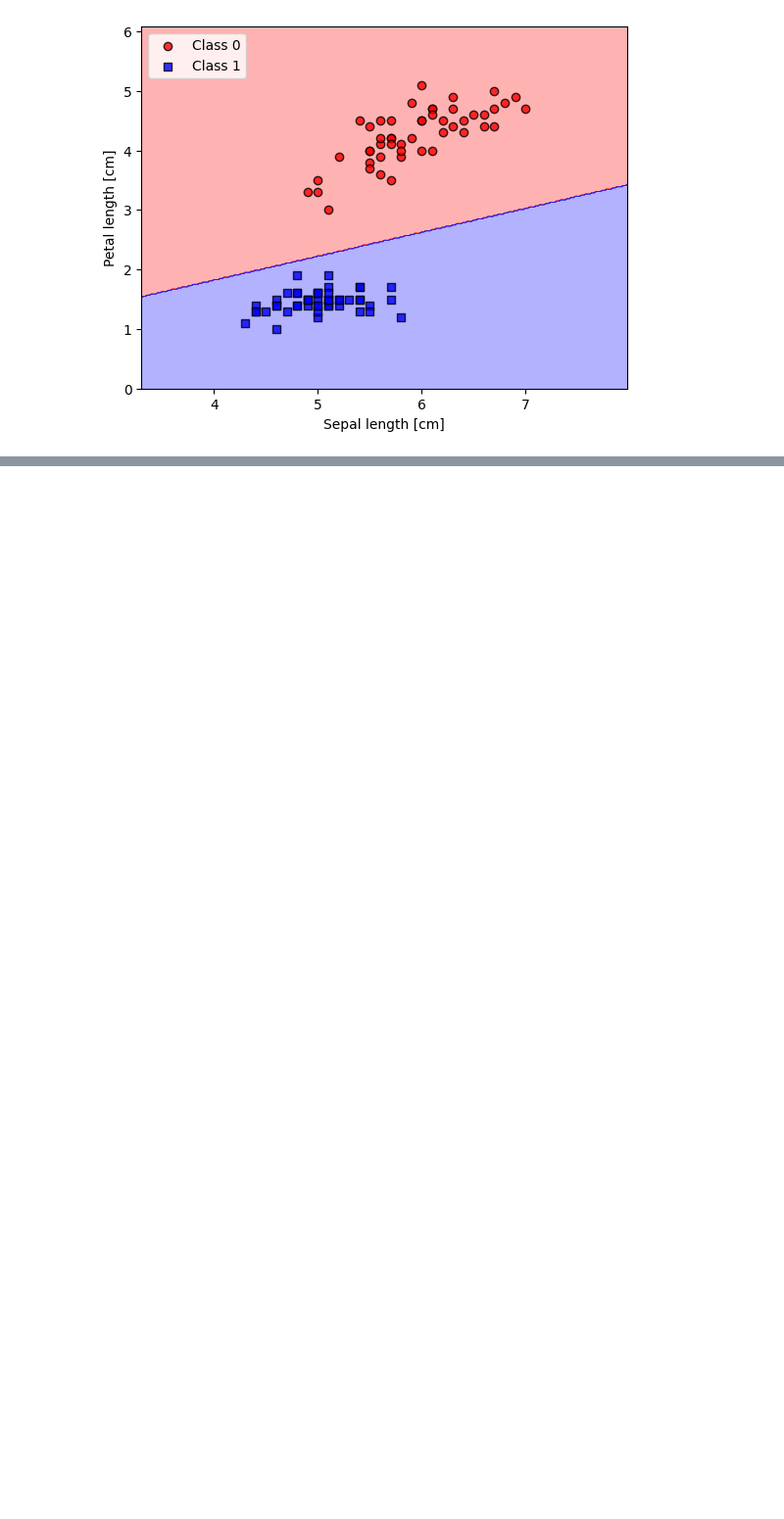
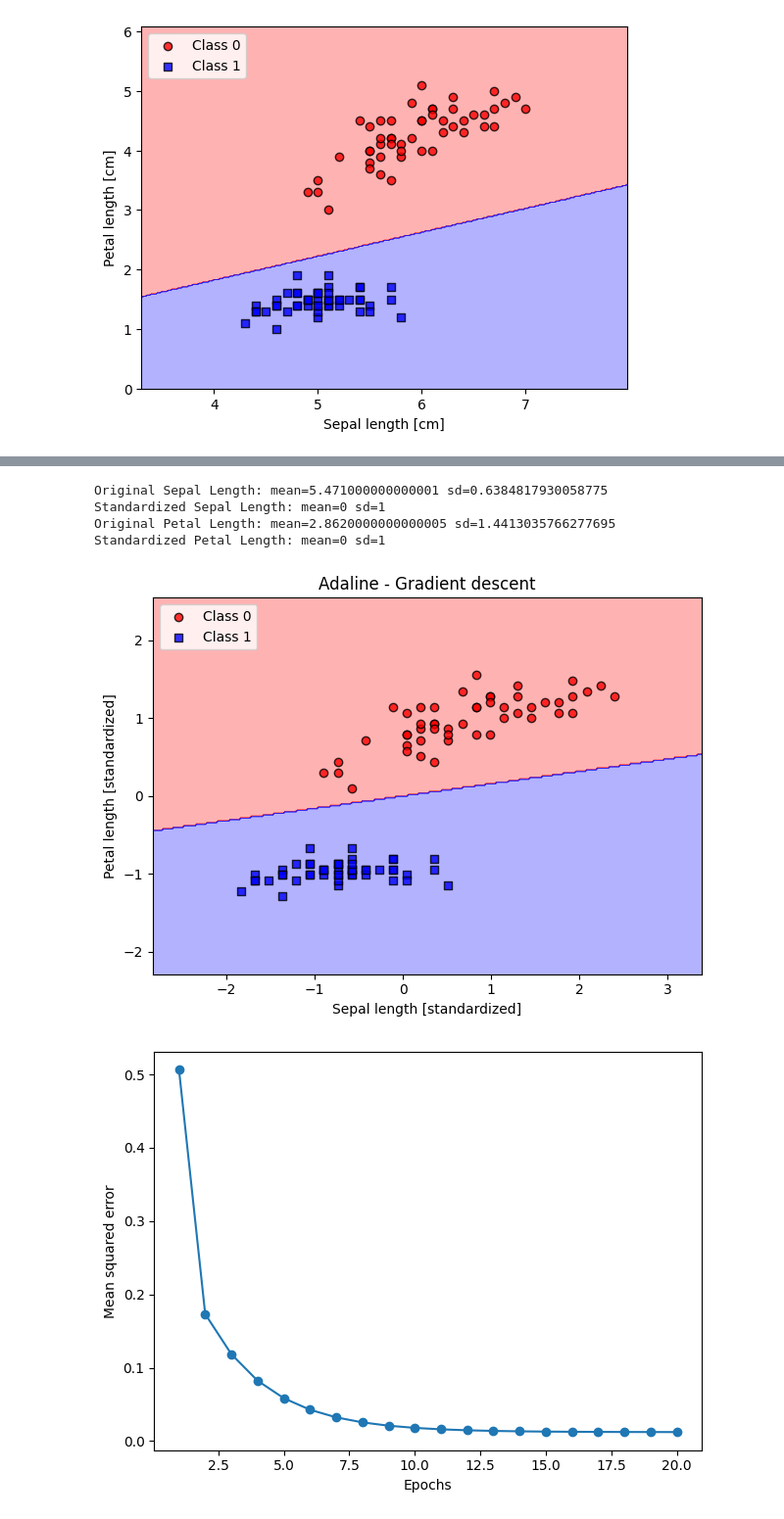
Before and after one commit to MatthewFoulk/AISelfLearning, a Jupyter notebook: ch02/ch02.ipynb, the cells around one changed output, grey strips where cells are left out. Shown: that part at 98% size. Cells and saved outputs as stored; diff of their text form; code cells hidden in the pictures; blank space fills up the shorter version.

```diff
--- a/ch02/ch02.ipynb
+++ b/ch02/ch02.ipynb
@@ -160,0 +268,37 @@ plt.show()
+# %%
+std_X = np.copy(X)
+std_X[:, 0] = (X[:, 0] - X[:, 0].mean()) / X[:, 0].std()
+std_X[:, 1] = (X[:, 1] - X[:, 1].mean()) / X[:, 1].std()
+
+print(f"Original Sepal Length: mean={X[:, 0].mean()} sd={X[:, 0].std()}")
+print(f"Standardized Sepal Length: mean={round(std_X[:, 0].mean())} sd={round(std_X[:, 0].std())}")
+print(f"Original Petal Length: mean={X[:, 1].mean()} sd={X[:, 1].std()}")
+print(f"Standardized Petal Length: mean={round(std_X[:, 1].mean())} sd={round(std_X[:, 1].std())}")
+# %% [output]
+Original Sepal Length: mean=5.471000000000001 sd=0.6384817930058775
+Standardized Sepal Length: mean=0 sd=1
+Original Petal Length: mean=2.8620000000000005 sd=1.4413035766277695
+Standardized Petal Length: mean=0 sd=1
+# %%
+ada_gd = AdalineGD(n_iter=20, eta=0.5)
+ada_gd.fit(std_X, y)
+
+plot_decision_regions(std_X, y, classifier=ada_gd)
+plt.title('Adaline - Gradient descent')
+plt.xlabel('Sepal length [standardized]')
+plt.ylabel('Petal length [standardized]')
+plt.legend(loc='upper left')
+plt.tight_layout()
+#plt.savefig('images/02_14_1.png', dpi=300)
+plt.show()
+
+plt.plot(range(1, len(ada_gd.losses_) + 1), ada_gd.losses_, marker='o')
+plt.xlabel('Epochs')
+plt.ylabel('Mean squared error')
+
+plt.tight_layout()
+#plt.savefig('images/02_14_2.png', dpi=300)
+plt.show()
+# %% [output]
+[figure, added]
+[figure, added]
```
Also changed, not shown: parts of 7 cells of this notebook, 1 other file.
